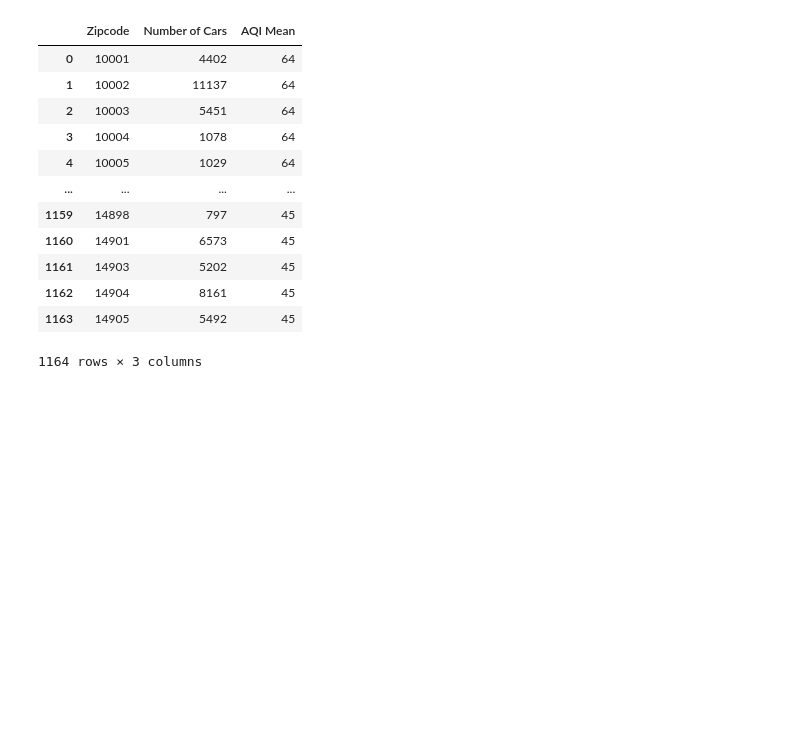
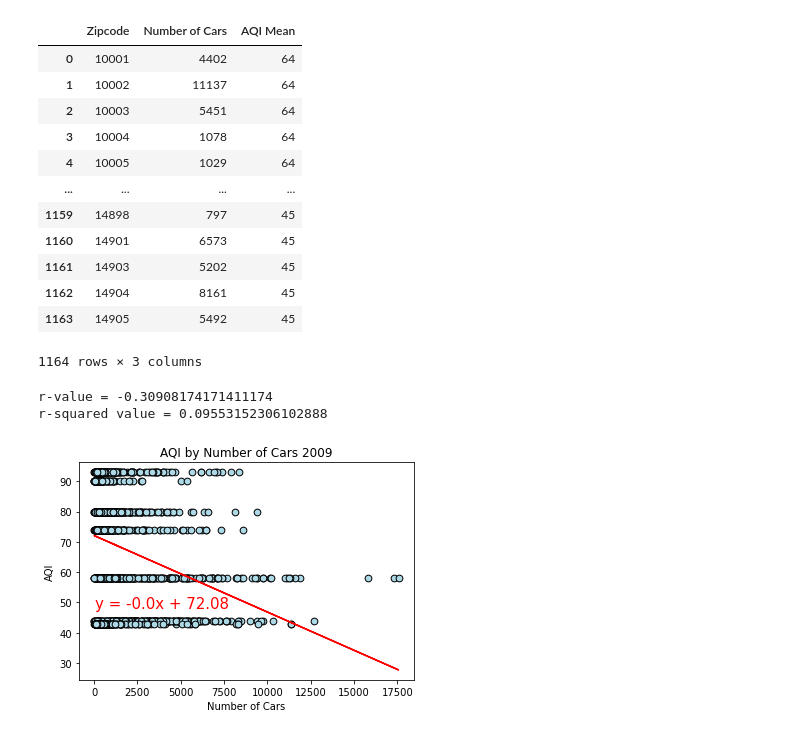
Before and after one commit to paloni-dotcom/Se7en, a Jupyter notebook: density_aqi.ipynb, the cells around one changed output. Cells and saved outputs as stored; diff of their text form; code cells hidden in the pictures; blank space fills up the shorter version.

```diff
--- a/density_aqi.ipynb
+++ b/density_aqi.ipynb
@@ -200,4 +196,31 @@ cars_per_zip20
 | 1162 | 14904 | 8161 | 45 |
 | 1163 | 14905 | 5492 | 45 |
 1164 rows × 3 columns
+# %%
+#scatter plot for each year
+#2009
+#cars_per_zip9.plot.scatter
+#plt.show
+#(x='', y='width',c='DarkBlue'))
+#plt.figure(figsize=(8,6))
+plt.scatter(cars_per_zip9["Number of Cars"], cars_per_zip9['AQI Mean'], c='LightBlue', edgecolor='Black', s=45)
+plt.xlabel("Number of Cars")
+plt.ylabel("AQI")
+plt.title("AQI by Number of Cars 2009")
+
+#plot line regress
+
+(slope, intercept, rvalue, pvalue, stderr) = linregress(cars_per_zip9['Number of Cars'], cars_per_zip9['AQI Mean'])
+regress_values = cars_per_zip9['Number of Cars'] * slope + intercept
+line_eq = "y = " + str(round(slope,2)) + "x + " + str(round(intercept,2))
+plt.plot(cars_per_zip9['Number of Cars'], regress_values, "r-")
+plt.annotate(line_eq,(20,48),fontsize=15,color="red")
+print(f"r-value = {rvalue}")
+print(f"r-squared value = {rvalue**2}")
+
+plt.show()
+# %% [output]
+r-value = -0.30908174171411174
+r-squared value = 0.09553152306102888
+[figure, added]
 # %%
```
Also changed, not shown: parts of 10 cells of this notebook.
